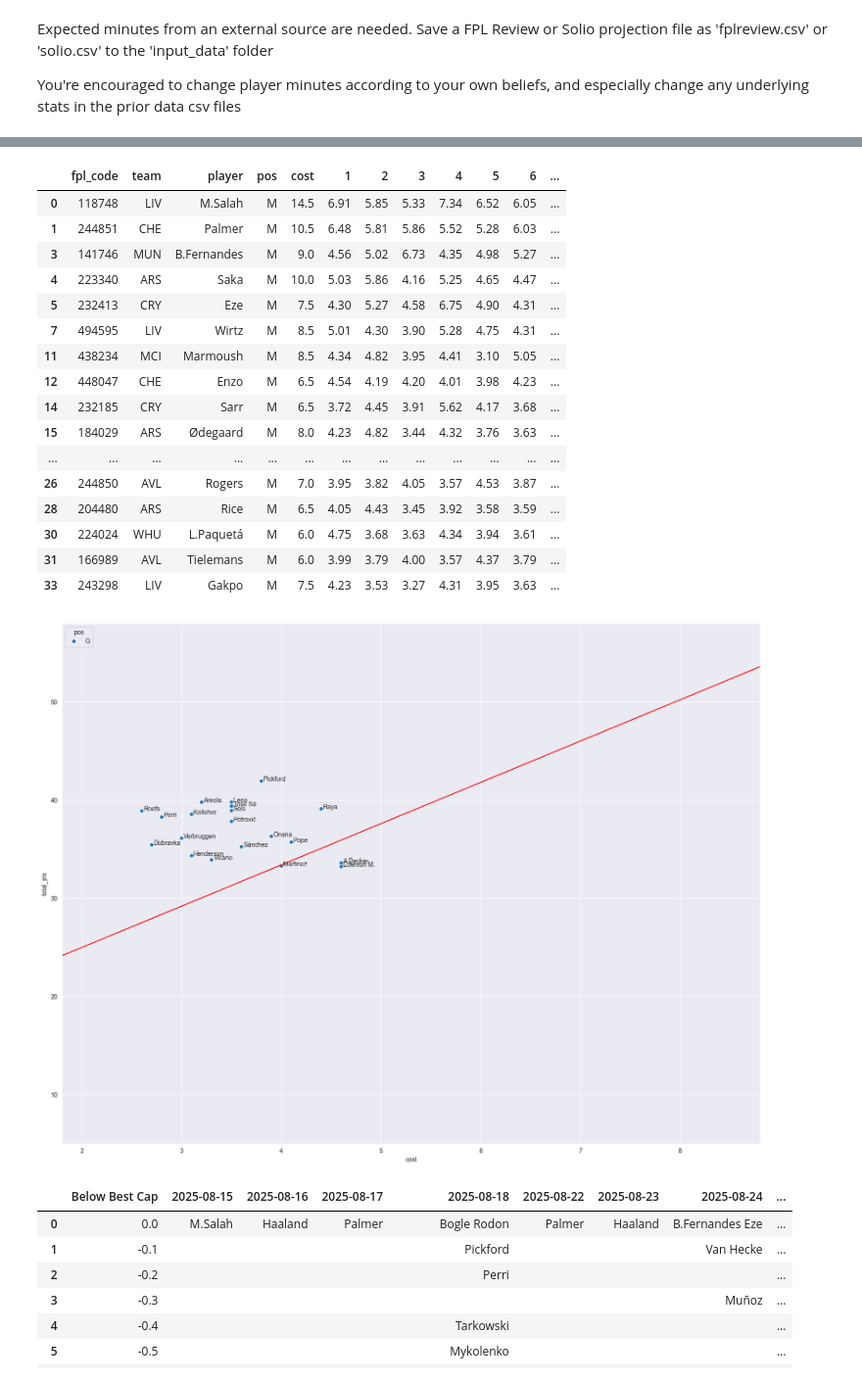
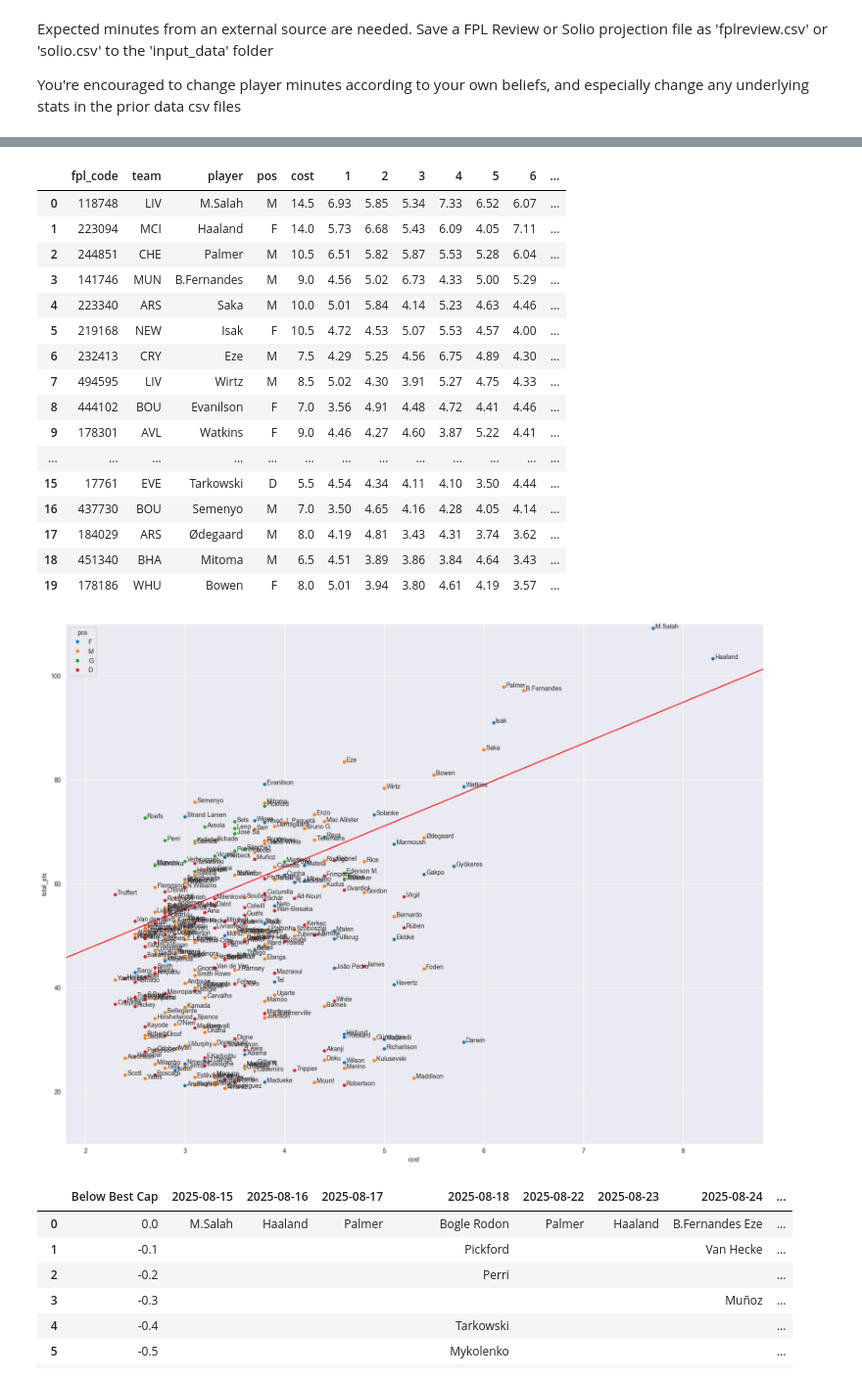
Before and after one commit to SamTroy/multi_ff_opt, a Jupyter notebook: run/run.ipynb, the cells around one changed output, grey strips where cells are left out. Shown at 98% size. Saved outputs shown, nothing was run; the diff lists cells and outputs as text; code cells hidden in the pictures.

```diff
--- a/run/run.ipynb
+++ b/run/run.ipynb
@@ -1382,27 +1445,27 @@ Calculating FPL bonus points
 # %%
-preview_ev_df(format='fpl', pos_group=['M'], team_group=None, n_rows=20)
+preview_ev_df(format='fpl', pos_group=None, team_group=None, n_rows=20)
 # %% [output]
 |  | fpl_code | team | player | pos | cost | 1 | 2 | 3 | 4 | 5 | 6 | ... |
-| 0 | 118748 | LIV | M.Salah | M | 14.5 | 6.91 | 5.85 | 5.33 | 7.34 | 6.52 | 6.05 | ... |
-| 1 | 244851 | CHE | Palmer | M | 10.5 | 6.48 | 5.81 | 5.86 | 5.52 | 5.28 | 6.03 | ... |
-| 3 | 141746 | MUN | B.Fernandes | M | 9.0 | 4.56 | 5.02 | 6.73 | 4.35 | 4.98 | 5.27 | ... |
-| 4 | 223340 | ARS | Saka | M | 10.0 | 5.03 | 5.86 | 4.16 | 5.25 | 4.65 | 4.47 | ... |
-| 5 | 232413 | CRY | Eze | M | 7.5 | 4.30 | 5.27 | 4.58 | 6.75 | 4.90 | 4.31 | ... |
-| 7 | 494595 | LIV | Wirtz | M | 8.5 | 5.01 | 4.30 | 3.90 | 5.28 | 4.75 | 4.31 | ... |
-| 11 | 438234 | MCI | Marmoush | M | 8.5 | 4.34 | 4.82 | 3.95 | 4.41 | 3.10 | 5.05 | ... |
-| 12 | 448047 | CHE | Enzo | M | 6.5 | 4.54 | 4.19 | 4.20 | 4.01 | 3.98 | 4.23 | ... |
-| 14 | 232185 | CRY | Sarr | M | 6.5 | 3.72 | 4.45 | 3.91 | 5.62 | 4.17 | 3.68 | ... |
-| 15 | 184029 | ARS | Ødegaard | M | 8.0 | 4.23 | 4.82 | 3.44 | 4.32 | 3.76 | 3.63 | ... |
+| 0 | 118748 | LIV | M.Salah | M | 14.5 | 6.93 | 5.85 | 5.34 | 7.33 | 6.52 | 6.07 | ... |
+| 1 | 223094 | MCI | Haaland | F | 14.0 | 5.73 | 6.68 | 5.43 | 6.09 | 4.05 | 7.11 | ... |
+| 2 | 244851 | CHE | Palmer | M | 10.5 | 6.51 | 5.82 | 5.87 | 5.53 | 5.28 | 6.04 | ... |
+| 3 | 141746 | MUN | B.Fernandes | M | 9.0 | 4.56 | 5.02 | 6.73 | 4.33 | 5.00 | 5.29 | ... |
+| 4 | 223340 | ARS | Saka | M | 10.0 | 5.01 | 5.84 | 4.14 | 5.23 | 4.63 | 4.46 | ... |
+| 5 | 219168 | NEW | Isak | F | 10.5 | 4.72 | 4.53 | 5.07 | 5.53 | 4.57 | 4.00 | ... |
+| 6 | 232413 | CRY | Eze | M | 7.5 | 4.29 | 5.25 | 4.56 | 6.75 | 4.89 | 4.30 | ... |
+| 7 | 494595 | LIV | Wirtz | M | 8.5 | 5.02 | 4.30 | 3.91 | 5.27 | 4.75 | 4.33 | ... |
+| 8 | 444102 | BOU | Evanilson | F | 7.0 | 3.56 | 4.91 | 4.48 | 4.72 | 4.41 | 4.46 | ... |
+| 9 | 178301 | AVL | Watkins | F | 9.0 | 4.46 | 4.27 | 4.60 | 3.87 | 5.22 | 4.41 | ... |
 | ... | ... | ... | ... | ... | ... | ... | ... | ... | ... | ... | ... | ... |
-| 26 | 244850 | AVL | Rogers | M | 7.0 | 3.95 | 3.82 | 4.05 | 3.57 | 4.53 | 3.87 | ... |
-| 28 | 204480 | ARS | Rice | M | 6.5 | 4.05 | 4.43 | 3.45 | 3.92 | 3.58 | 3.59 | ... |
-| 30 | 224024 | WHU | L.Paquetá | M | 6.0 | 4.75 | 3.68 | 3.63 | 4.34 | 3.94 | 3.61 | ... |
-| 31 | 166989 | AVL | Tielemans | M | 6.0 | 3.99 | 3.79 | 4.00 | 3.57 | 4.37 | 3.79 | ... |
-| 33 | 243298 | LIV | Gakpo | M | 7.5 | 4.23 | 3.53 | 3.27 | 4.31 | 3.95 | 3.63 | ... |
+| 15 | 17761 | EVE | Tarkowski | D | 5.5 | 4.54 | 4.34 | 4.11 | 4.10 | 3.50 | 4.44 | ... |
+| 16 | 437730 | BOU | Semenyo | M | 7.0 | 3.50 | 4.65 | 4.16 | 4.28 | 4.05 | 4.14 | ... |
+| 17 | 184029 | ARS | Ødegaard | M | 8.0 | 4.19 | 4.81 | 3.43 | 4.31 | 3.74 | 3.62 | ... |
+| 18 | 451340 | BHA | Mitoma | M | 6.5 | 4.51 | 3.89 | 3.86 | 3.84 | 4.64 | 3.43 | ... |
+| 19 | 178186 | WHU | Bowen | F | 8.0 | 5.01 | 3.94 | 3.80 | 4.61 | 4.19 | 3.57 | ... |
 # %%
-red_line_viz(format='tff', pos_group='g')
+red_line_viz(format='tff', pos_group='')
 # %% [output]
-[figure, old version]
+[figure, new version]
 # %%
 make_cap_matrix(format='cff', max_ev_diff=1)
 # %% [output]
```
Also changed, not shown: parts of 3 cells of this notebook.
